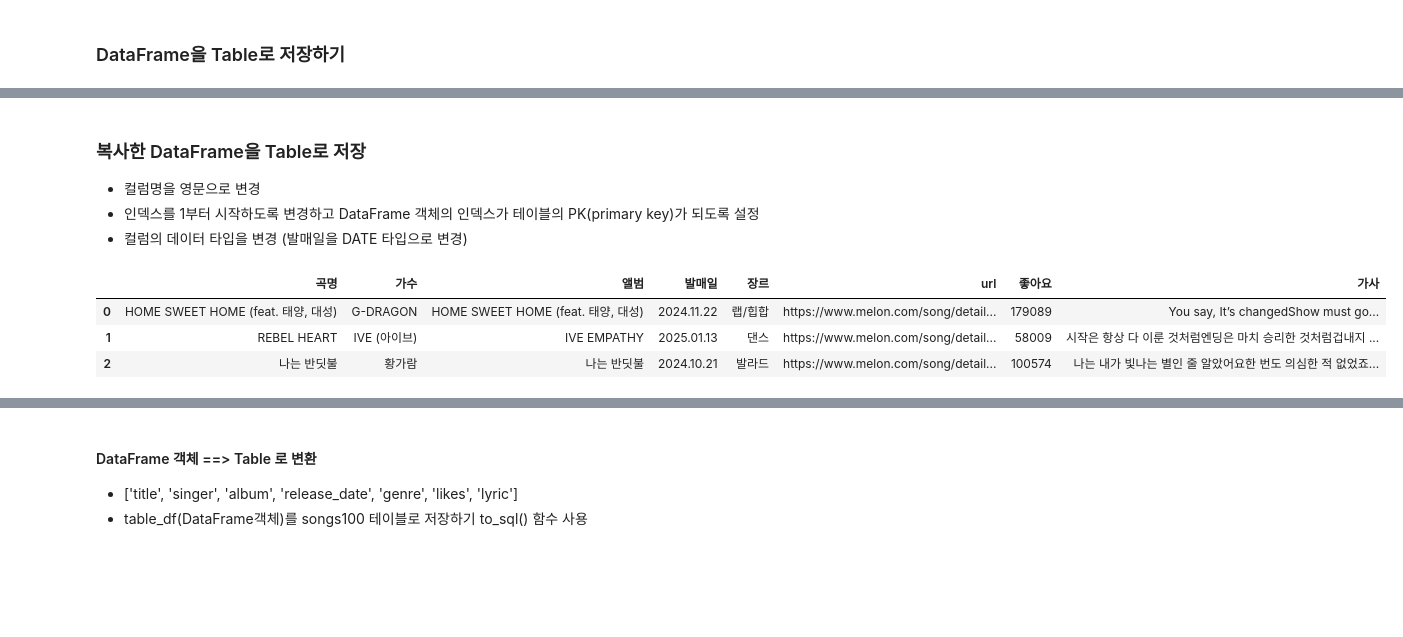
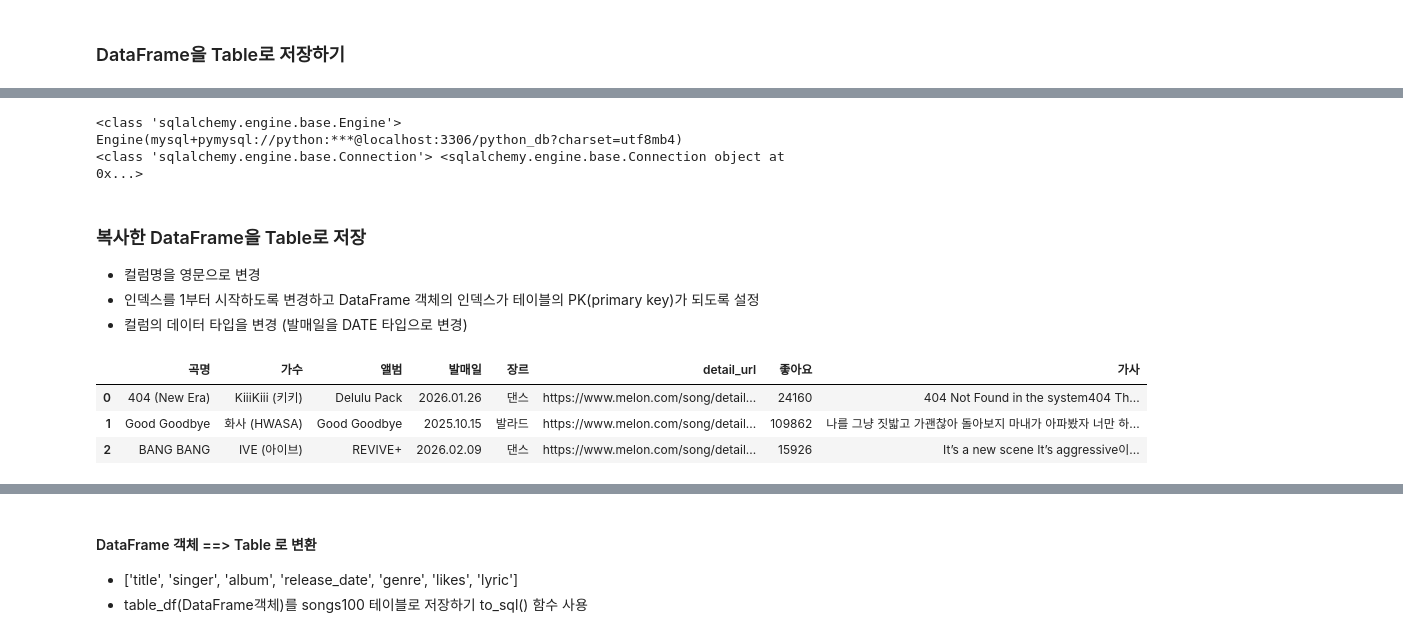
Before and after one commit to yoojisoo99/Python_Webscraping_Analysis, a Jupyter notebook: 04.Melon100차트_데이터파싱_DB저장.ipynb, the cells around one changed output, grey strips where cells are left out. Cells and saved outputs as stored; diff of their text form; code cells hidden in the pictures; blank space fills up the shorter version.

```diff
--- a/04.Melon100차트_데이터파싱_DB저장.ipynb
+++ b/04.Melon100차트_데이터파싱_DB저장.ipynb
@@ -262,3 +276,29 @@ Required-by:
+# %%
+import pymysql
+
+#pymysql과 sqlalchemy 연동
+pymysql.install_as_MySQLdb()
+from sqlalchemy import create_engine
+
+engine = None
+conn = None
+try:
+    # dialect+driver://username:password@host:port/database
+    engine = create_engine('mysql+pymysql://python:python@localhost:3306/python_db?charset=utf8mb4')#, encoding='utf-8')
+    print(type(engine), engine)
+    conn = engine.connect()
+    print(type(conn), conn)
+
+    #song_df(DataFrame객체)를 songs 테이블로 저장하기 to_sql() 함수 사용
+    song_df.to_sql(name='songs', con=engine, if_exists='replace', index=False)
+finally:
+    if conn is not None:
+        conn.close()
+    if engine is not None:
+        engine.dispose()
+# %% [output]
+<class 'sqlalchemy.engine.base.Engine'> Engine(mysql+pymysql://python:***@localhost:3306/python_db?charset=utf8mb4)
+<class 'sqlalchemy.engine.base.Connection'> <sqlalchemy.engine.base.Connection object at 0x...>
 # %% [markdown]
 ### 복사한 DataFrame을 Table로 저장
 * 컬럼명을 영문으로 변경
@@ -266,11 +306,11 @@ Required-by:
 * 컬럼의 데이터 타입을 변경 (발매일을 DATE 타입으로 변경)
 # %%
 # 기존의 DataFrame의 복사본을 만들기
-# table_df = song_df.copy()
-# table_df.head(3)
+table_df = song_df.copy()
+table_df.head(3)
 # %% [output]
-|  | 곡명 | 가수 | 앨범 | 발매일 | 장르 | url | 좋아요 | 가사 |
-| 0 | HOME SWEET HOME (feat. 태양, 대성) | G-DRAGON | HOME SWEET HOME (feat. 태양, 대성) | 2024.11.22 | 랩/힙합 | https://www.melon.com/song/detail... | 179089 | You say, It’s changedShow must go... |
-| 1 | REBEL HEART | IVE (아이브) | IVE EMPATHY | 2025.01.13 | 댄스 | https://www.melon.com/song/detail... | 58009 | 시작은 항상 다 이룬 것처럼엔딩은 마치 승리한 것처럼겁내지 ... |
-| 2 | 나는 반딧불 | 황가람 | 나는 반딧불 | 2024.10.21 | 발라드 | https://www.melon.com/song/detail... | 100574 | 나는 내가 빛나는 별인 줄 알았어요한 번도 의심한 적 없었죠... |
+|  | 곡명 | 가수 | 앨범 | 발매일 | 장르 | detail_url | 좋아요 | 가사 |
+| 0 | 404 (New Era) | KiiiKiii (키키) | Delulu Pack | 2026.01.26 | 댄스 | https://www.melon.com/song/detail... | 24160 | 404 Not Found in the system404 Th... |
+| 1 | Good Goodbye | 화사 (HWASA) | Good Goodbye | 2025.10.15 | 발라드 | https://www.melon.com/song/detail... | 109862 | 나를 그냥 짓밟고 가괜찮아 돌아보지 마내가 아파봤자 너만 하... |
+| 2 | BANG BANG | IVE (아이브) | REVIVE+ | 2026.02.09 | 댄스 | https://www.melon.com/song/detail... | 15926 | It’s a new scene It’s aggressive이... |
 # %%
```
Also changed, not shown: parts of 18 cells of this notebook, 5 other files.
